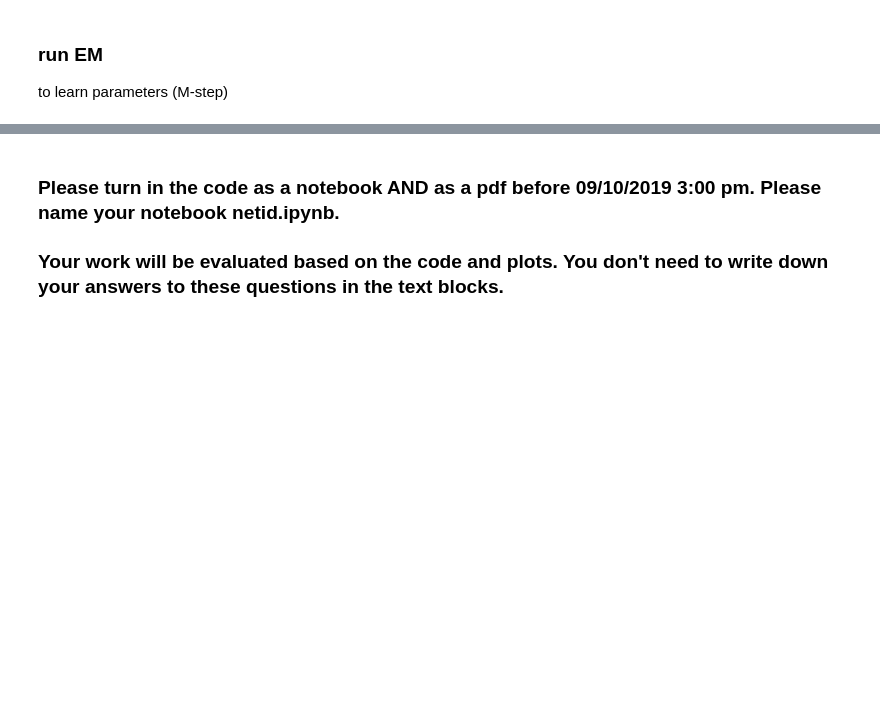
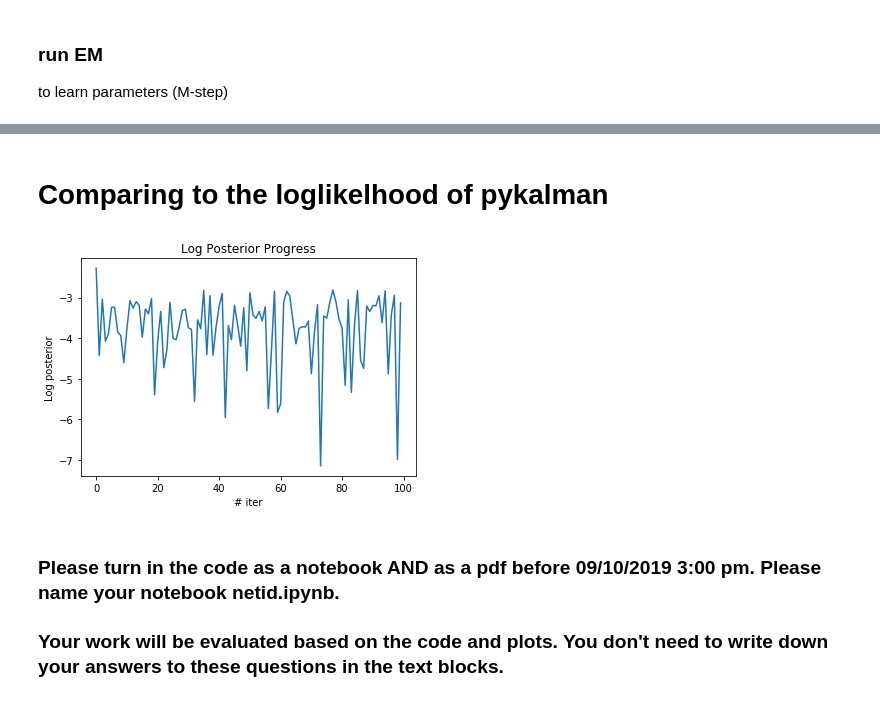
Before and after one commit to ygrepo/Time-Series, a Jupyter notebook: labs/week4/YVES_GREATTI_yg390_lab-week4-student.ipynb, the cells around one changed output, grey strips where cells are left out. Drawn from its saved outputs; the diff is of its cells as text; code cells hidden in the pictures; blank space fills up the shorter version.

```diff
--- a/labs/week4/YVES_GREATTI_yg390_lab-week4-student.ipynb
+++ b/labs/week4/YVES_GREATTI_yg390_lab-week4-student.ipynb
@@ -701,3 +690,10 @@ visualize_line_plot(my_kf.avg_em_log_posterior, "# iter", "avg log posterior", "
+# %% [markdown]
+# Comparing to the loglikelhood of pykalman
+# %%
+logprobs,_ = kf.loglikelihood(data)
+visualize_line_plot(logprobs, "# iter", "Log posterior", "Log Posterior Progress")
+# %% [output]
+[figure, added]
 # %% [markdown]
 ### Please turn in the code as a notebook AND as a pdf before 09/10/2019 3:00 pm. Please name your notebook netid.ipynb.
 
```
Also changed, not shown: parts of 5 cells of this notebook, 15 other files.
